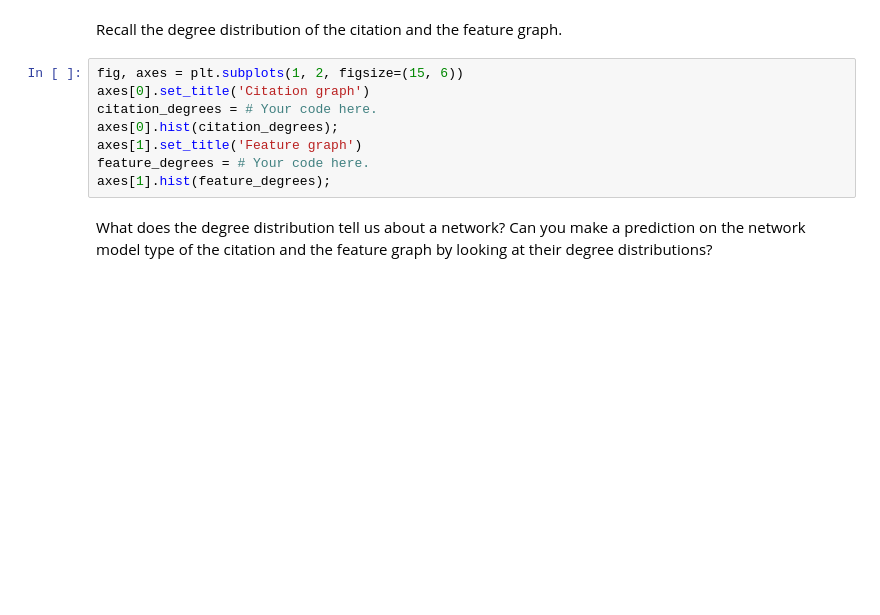
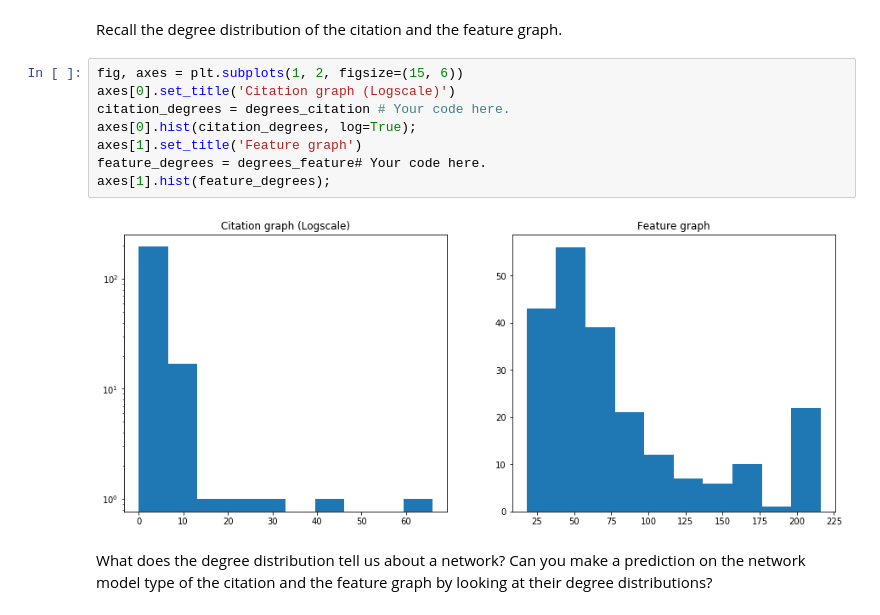
Before and after one commit to Sytta/ntds_2019, a Jupyter notebook: assignments/1_network_science.ipynb, the cells around one changed output. Saved outputs shown, nothing was run; the diff lists cells and outputs as text; blank space fills up the shorter version.

```diff
--- a/assignments/1_network_science.ipynb
+++ b/assignments/1_network_science.ipynb
@@ -547,12 +547,14 @@ The giant component of the new Erdos-Rényi network has 74 nodes and 76 edges.
 Recall the degree distribution of the citation and the feature graph.
 # %%
 fig, axes = plt.subplots(1, 2, figsize=(15, 6))
-axes[0].set_title('Citation graph')
-citation_degrees = # Your code here.
-axes[0].hist(citation_degrees);
+axes[0].set_title('Citation graph (Logscale)')
+citation_degrees = degrees_citation # Your code here.
+axes[0].hist(citation_degrees, log=True);
 axes[1].set_title('Feature graph')
-feature_degrees = # Your code here.
+feature_degrees = degrees_feature# Your code here.
 axes[1].hist(feature_degrees);
+# %% [output]
+[figure, added]
 # %% [markdown]
 What does the degree distribution tell us about a network? Can you make a prediction on the network model type of the citation and the feature graph by looking at their degree distributions?
 # %% [markdown]
```
Also changed, not shown: parts of 9 cells of this notebook.
